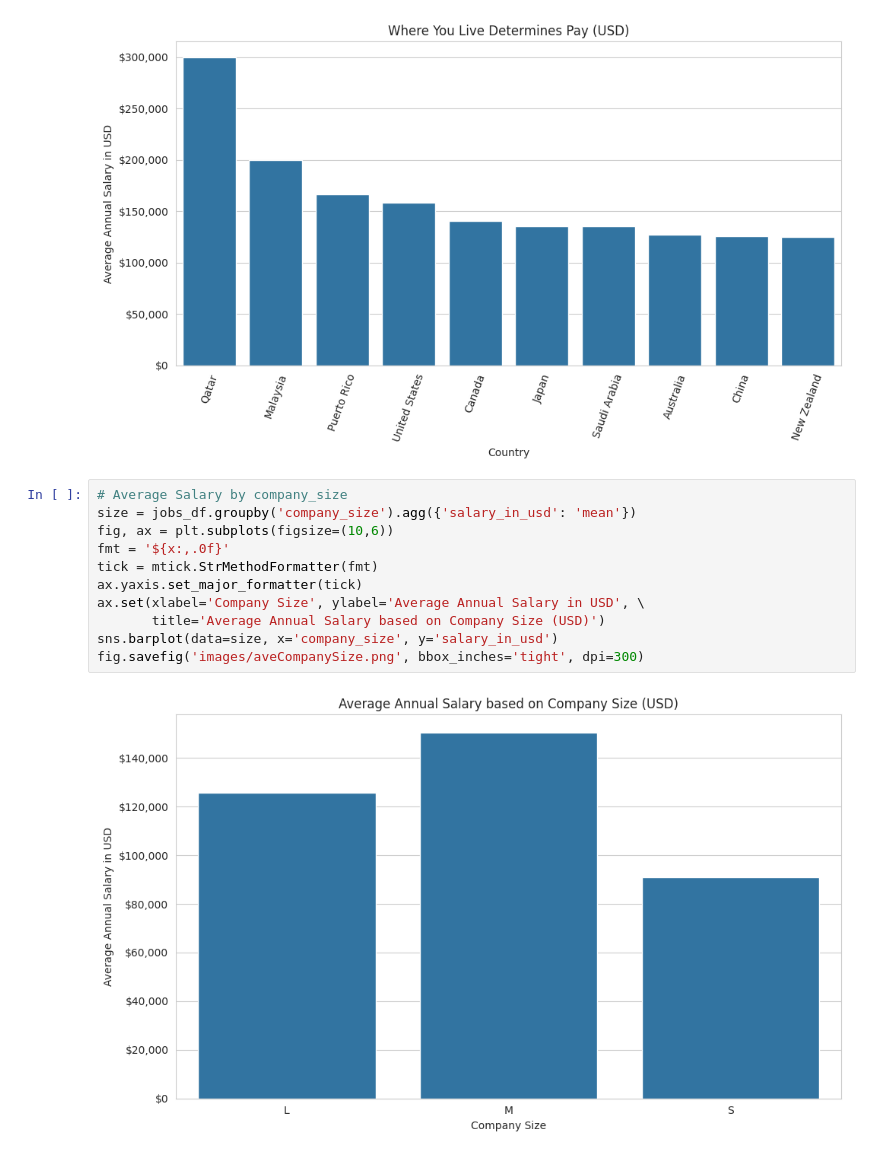
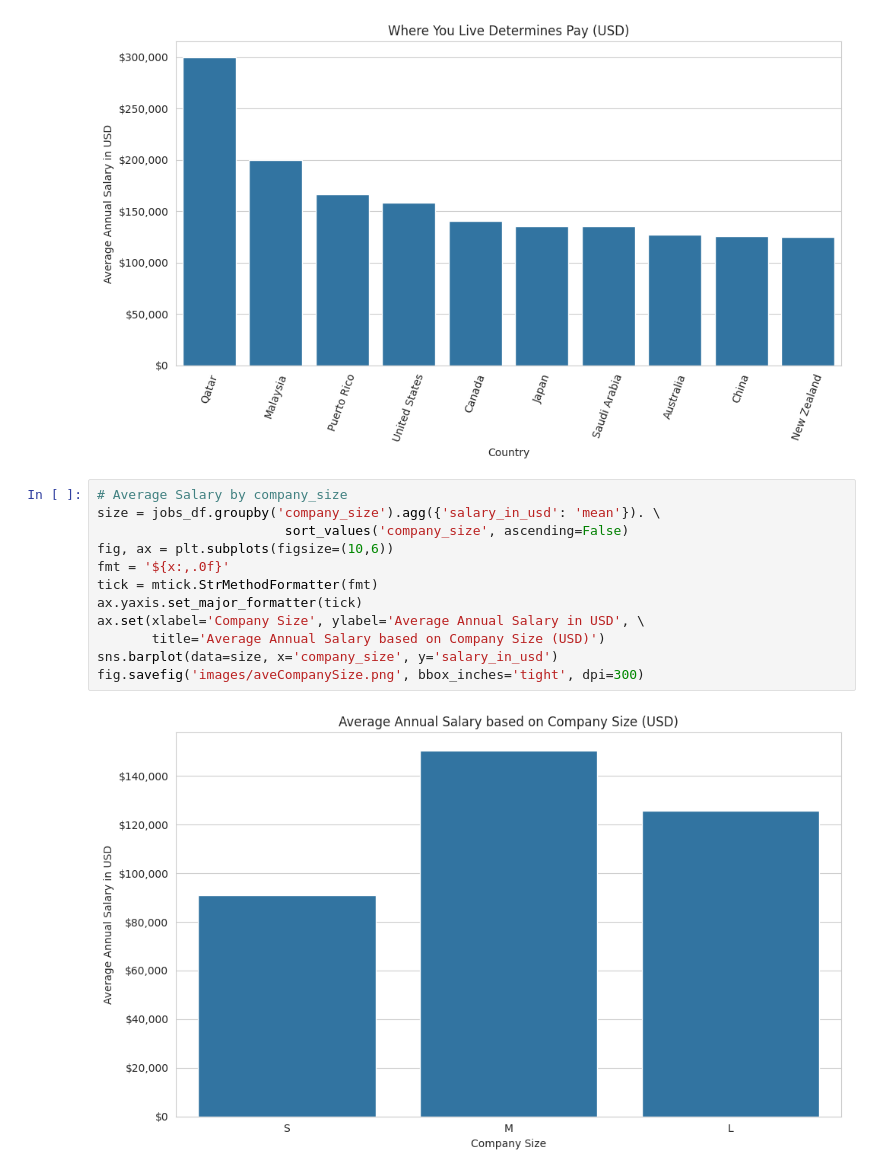
Before and after one commit to wwwinters/MSDS-670-Week-5-Assignment, a Jupyter notebook: WileyWinters_Week5_Assignment.ipynb, the cells around one changed output. Cells and saved outputs as stored; diff of their text form.

Commit message:
Added more code to produce additional plots.  Will select which ones to use later in this project.

```diff
--- a/WileyWinters_Week5_Assignment.ipynb
+++ b/WileyWinters_Week5_Assignment.ipynb
@@ -161,14 +166,15 @@ fig.savefig('images/highResidenceUSD.png', bbox_inches='tight', dpi=300)
 [figure]
 # %%
 # Average Salary by company_size
-size = jobs_df.groupby('company_size').agg({'salary_in_usd': 'mean'})
+size = jobs_df.groupby('company_size').agg({'salary_in_usd': 'mean'}). \
+                        sort_values('company_size', ascending=False)
 fig, ax = plt.subplots(figsize=(10,6))
 fmt = '${x:,.0f}'
 tick = mtick.StrMethodFormatter(fmt)
 ax.yaxis.set_major_formatter(tick)
 ax.set(xlabel='Company Size', ylabel='Average Annual Salary in USD', \
        title='Average Annual Salary based on Company Size (USD)')
 sns.barplot(data=size, x='company_size', y='salary_in_usd')
 fig.savefig('images/aveCompanySize.png', bbox_inches='tight', dpi=300)
 # %% [output]
-[figure, old version]
+[figure, new version]
```
Also changed, not shown: parts of 6 cells of this notebook, 16 other files.
